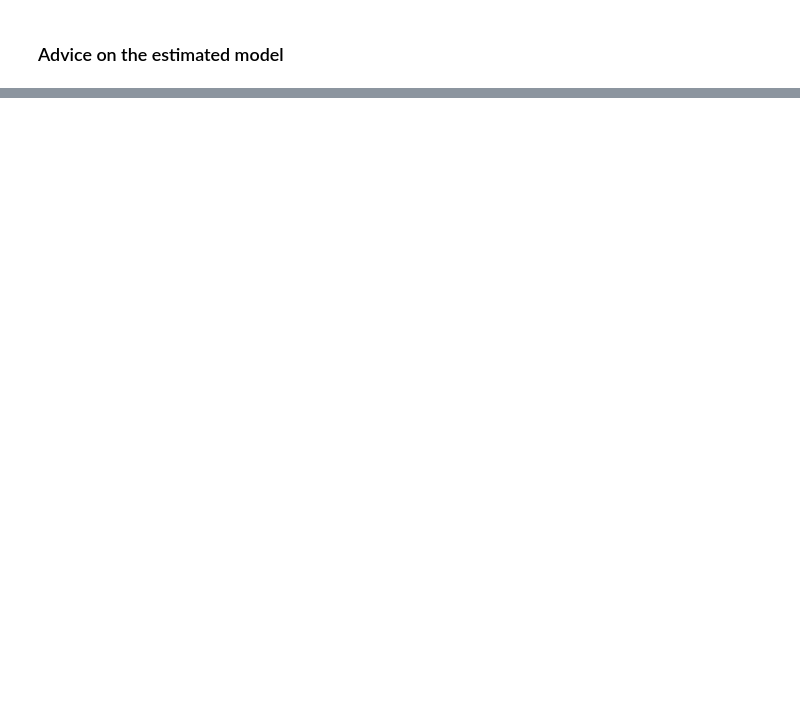
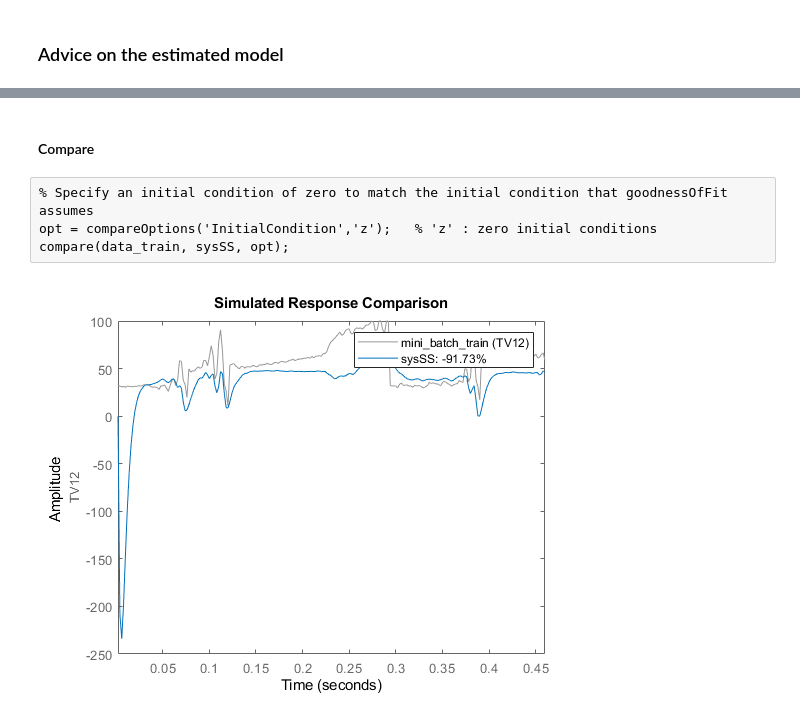
Before and after one commit to JeremyKTH/Gearbox-Oil-Conditioning-System, a Jupyter notebook: SI_1.ipynb, the cells around one changed output, grey strips where cells are left out. Drawn from its saved outputs; the diff is of its cells as text; blank space fills up the shorter version.

```diff
--- a/SI_1.ipynb
+++ b/SI_1.ipynb
@@ -220,0 +311,8 @@ they are able to reproduce validation data equally well.
+# %% [markdown]
+#### Compare
+# %%
+% Specify an initial condition of zero to match the initial condition that goodnessOfFit assumes
+opt = compareOptions('InitialCondition','z');   % 'z' : zero initial conditions
+compare(data_train, sysSS, opt);
+# %% [output]
+[figure, added]
```
Also changed, not shown: parts of 36 cells of this notebook.
